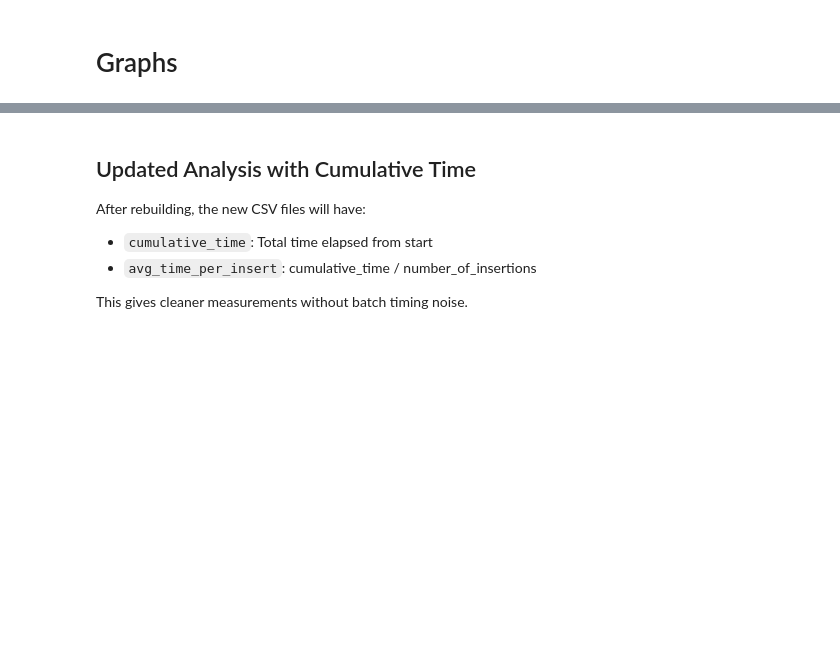
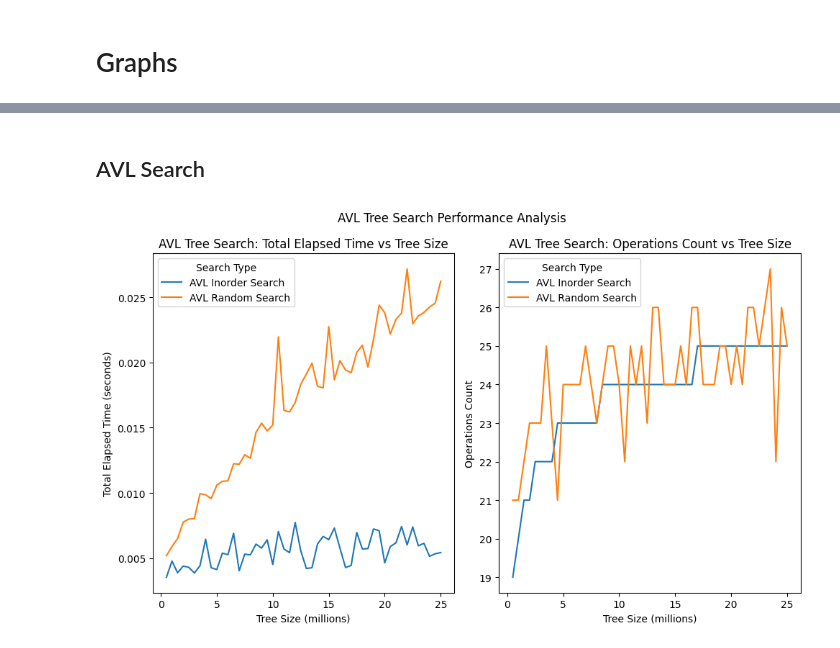
Before and after one commit to CS5008Fall2025/research-paper-jroberge16, a Jupyter notebook: empircal_analysis.ipynb, the cells around one changed output, grey strips where cells are left out. Cells and saved outputs as stored; diff of their text form; code cells hidden in the pictures; blank space fills up the shorter version.

```diff
--- a/empircal_analysis.ipynb
+++ b/empircal_analysis.ipynb
@@ -180,8 +31,0 @@ print("3. Bug in the C benchmarking code")
-# %% [markdown]
-## Updated Analysis with Cumulative Time
-
-After rebuilding, the new CSV files will have:
-- `cumulative_time`: Total time elapsed from start
-- `avg_time_per_insert`: cumulative_time / number_of_insertions
-
-This gives cleaner measurements without batch timing noise.
@@ -245,0 +32,41 @@ print("(Should be >= 1.0 for correct AVL implementation)")
+# %% [markdown]
+## AVL Search
+# %%
+import seaborn as sns
+import matplotlib.pyplot as plt
+
+
+
+avl_indored = pd.read_csv("data/results/avl_inorder_search_results.csv")
+avl_random = pd.read_csv("data/results/avl_random_search_results.csv")
+
+df = pd.concat([avl_indored, avl_random])
+df["run_type"] = df.run_type.map( {'inorder_avl_search': 'AVL Inorder Search', 'random_avl_search': 'AVL Random Search'})
+df["tree_size"] = df["tree_size"]/1_000_000
+df.rename(columns={"ops_count": "operations_count"}, inplace=True)
+
+
+fig, axes = plt.subplots(nrows=1, ncols=2, figsize=(10, 6))
+
+sns.lineplot(x=df["tree_size"], y=df["total_elapsed_time"], hue=df["run_type"], ax=axes[0])
+axes[0].set_ylabel("Total Elapsed Time (seconds)")
+axes[0].set_xlabel("Tree Size (millions)")
+axes[0].set_title("AVL Tree Search: Total Elapsed Time vs Tree Size")
+
+sns.lineplot(x=df["tree_size"], y=df["operations_count"], hue=df["run_type"], ax=axes[1])
+axes[1].set_ylabel("Operations Count")
+axes[1].set_xlabel("Tree Size (millions)")
+axes[1].set_title("AVL Tree Search: Operations Count vs Tree Size")
+
+axes[0].legend(title="Search Type")
+axes[1].legend(title="Search Type")
+plt.suptitle("AVL Tree Search Performance Analysis")
+
+plt.tight_layout()
+plt.savefig("data/plots/avl_search_performance_analysis.png")
+plt.show()
+
+del(avl_indored, avl_random)
+del(df)
+# %% [output]
+[figure, added]
```
Also changed, not shown: parts of 19 cells of this notebook, 32 other files.
